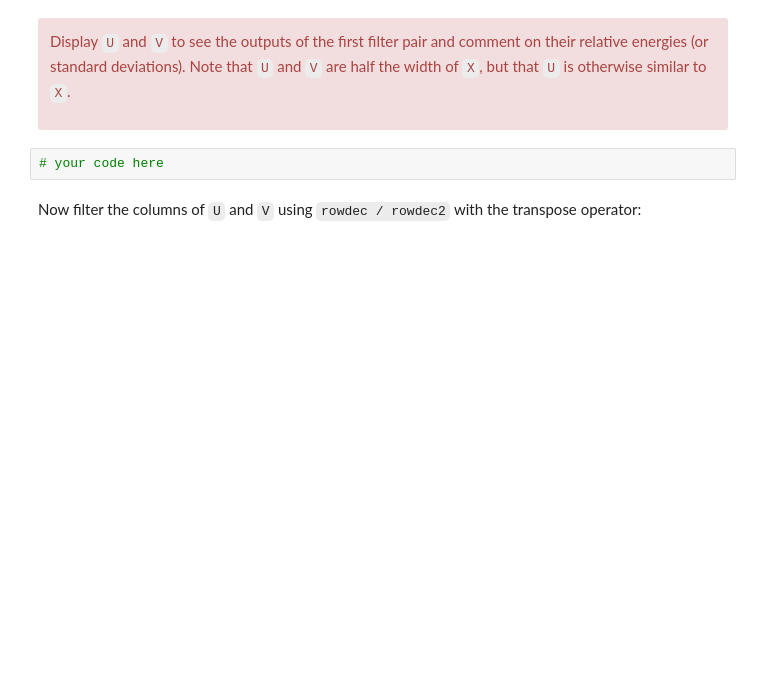
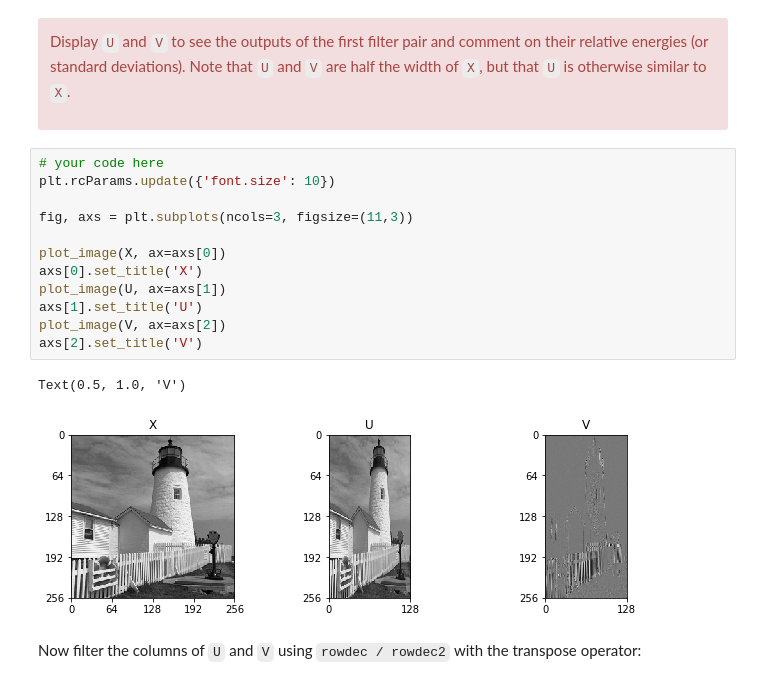
Before and after one commit to barkermrl/ImageProcessing, a Jupyter notebook: 9-dwt.ipynb, the cells around one changed output. Cells and saved outputs as stored; diff of their text form; blank space fills up the shorter version.

```diff
--- a/9-dwt.ipynb
+++ b/9-dwt.ipynb
@@ -154,8 +154,21 @@ V = rowdec2(X, h2)
 
 Display `U` and `V` to see the outputs of the first filter pair
 and comment on their relative energies (or standard deviations). Note that `U` and `V` are half the width of `X`, but that `U` is otherwise similar to `X`.</div>
-# %%
-# your code here
+# %%
+# your code here
+plt.rcParams.update({'font.size': 10})
+
+fig, axs = plt.subplots(ncols=3, figsize=(11,3))
+
+plot_image(X, ax=axs[0])
+axs[0].set_title('X')
+plot_image(U, ax=axs[1])
+axs[1].set_title('U')
+plot_image(V, ax=axs[2])
+axs[2].set_title('V')
+# %% [output]
+Text(0.5, 1.0, 'V')
+[figure, added]
 # %% [markdown]
 Now filter the columns of `U` and `V` using `rowdec
 / rowdec2` with the transpose operator:
```
Also changed, not shown: parts of 21 cells of this notebook, 1 other file.
